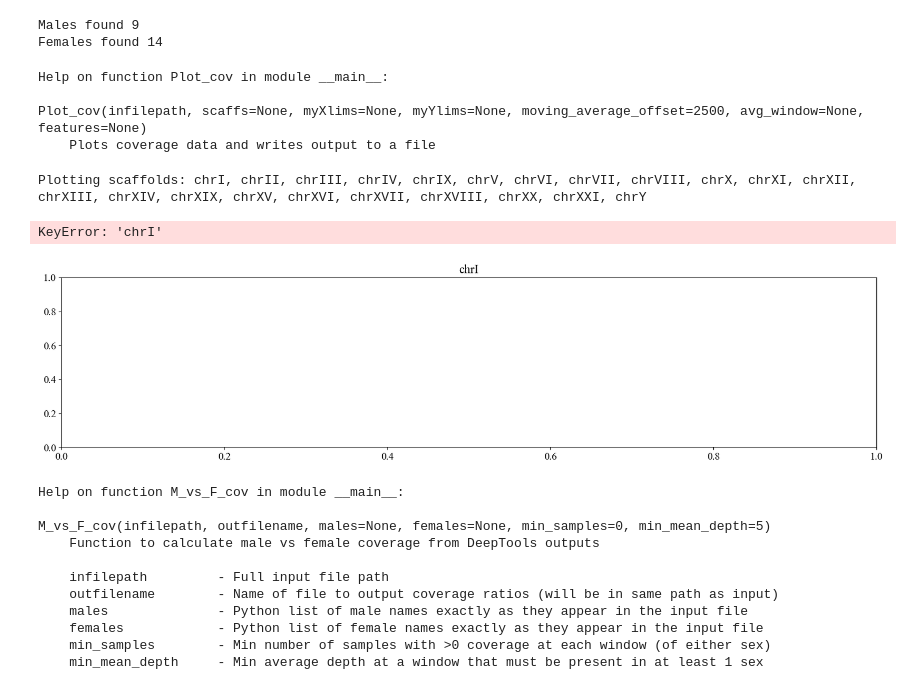
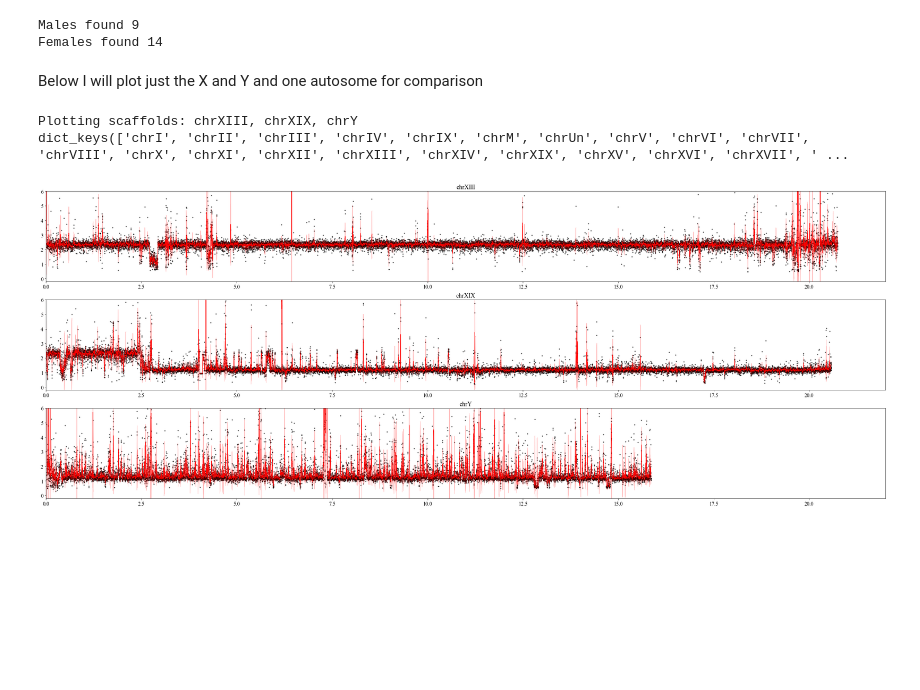
Before and after one commit to DanJeffries/FITNESS, a Jupyter notebook: code/JupNBs/Y_masking.ipynb, the cells around one changed output. Cells and saved outputs as stored; diff of their text form; code cells hidden in the pictures; blank space fills up the shorter version.

Commit message:
Y_masking

```diff
--- a/code/JupNBs/Y_masking.ipynb
+++ b/code/JupNBs/Y_masking.ipynb
@@ -240,7 +255,7 @@ def M_vs_F_cov(infilepath, outfilename, males = None, females = None, min_sample
 
     return male_covs, female_covs
 # %%
-def Plot_cov(infilepath, scaffs = None, myXlims = None, myYlims = None, moving_average_offset = 2500, avg_window = None, features = None):
+def Plot_cov(infilepath, scaffs = None, figlims = (20,5), myXlims = None, myYlims = None, moving_average_offset = 2500, avg_window = None, features = None):
 
     """
     Plots coverage data and writes output to a file
@@ -295,9 +310,12 @@ def Plot_cov(infilepath, scaffs = None, myXlims = None, myYlims = None, moving_a
 
 
     print("Plotting scaffolds: %s" % ", ".join(scaffs_to_plot))
-    plt.figure(figsize = (20,5*len(scaffs_to_plot)))
+    plt.figure(figsize = (figlims[0],figlims[1]*len(scaffs_to_plot)))
 
     scaff_index = 1
+
+    print(Scaff_dict.keys())
+
     for scaff in scaffs_to_plot:
 
 
@@ -477,30 +657,14 @@ scaffs = ["chrI",
-# %%
-help(Plot_cov)
-# %% [output]
-Help on function Plot_cov in module __main__:
-
-Plot_cov(infilepath, scaffs=None, myXlims=None, myYlims=None, moving_average_offset=2500, avg_window=None, features=None)
-    Plots coverage data and writes output to a file
+# %% [markdown]
+Below I will plot just the X and Y and one autosome for comparison
+# %%
+sex_chroms = ['chrXIII','chrXIX', 'chrY']
 # %%
-OUDF = Plot_cov("/Users/dj20y461/Data_temp/Stickleback/Y_masking/A_Y/depths/M_vs_F_depths.out",
-                scaffs = scaffs,
-                myXlims = (0, 42),
-                myYlims = (0, 2))
+OUDF = Plot_cov("/home/djeffrie/Data_temp/Stickleback/Y_masking/depths/M_vs_F_depths.out",
+                scaffs = sex_chroms,
+                figlims=(40,5),
+                myXlims = (0, 22),
+                myYlims = (-0.2, 6))
 # %% [output]
-Plotting scaffolds: chrI, chrII, chrIII, chrIV, chrIX, chrV, chrVI, chrVII, chrVIII, chrX, chrXI, chrXII, chrXIII, chrXIV, chrXIX, chrXV, chrXVI, chrXVII, chrXVIII, chrXX, chrXXI, chrY
+Plotting scaffolds: chrXIII, chrXIX, chrY
+dict_keys(['chrI', 'chrII', 'chrIII', 'chrIV', 'chrIX', 'chrM', 'chrUn', 'chrV', 'chrVI', 'chrVII', 'chrVIII', 'chrX', 'chrXI', 'chrXII', 'chrXIII', 'chrXIV', 'chrXIX', 'chrXV', 'chrXVI', 'chrXVII', ' ...
-KeyError: 'chrI'
-[figure, old version]
+[figure, new version]
-# %%
-help(M_vs_F_cov)
-# %% [output]
-Help on function M_vs_F_cov in module __main__:
-
-M_vs_F_cov(infilepath, outfilename, males=None, females=None, min_samples=0, min_mean_depth=5)
-    Function to calculate male vs female coverage from DeepTools outputs
-
-    infilepath         - Full input file path
-    outfilename        - Name of file to output coverage ratios (will be in same path as input)
-    males              - Python list of male names exactly as they appear in the input file
-    females            - Python list of female names exactly as they appear in the input file
-    min_samples        - Min number of samples with >0 coverage at each window (of either sex)
-    min_mean_depth     - Min average depth at a window that must be present in at least 1 sex
```
Also changed, not shown: parts of 19 cells of this notebook.
